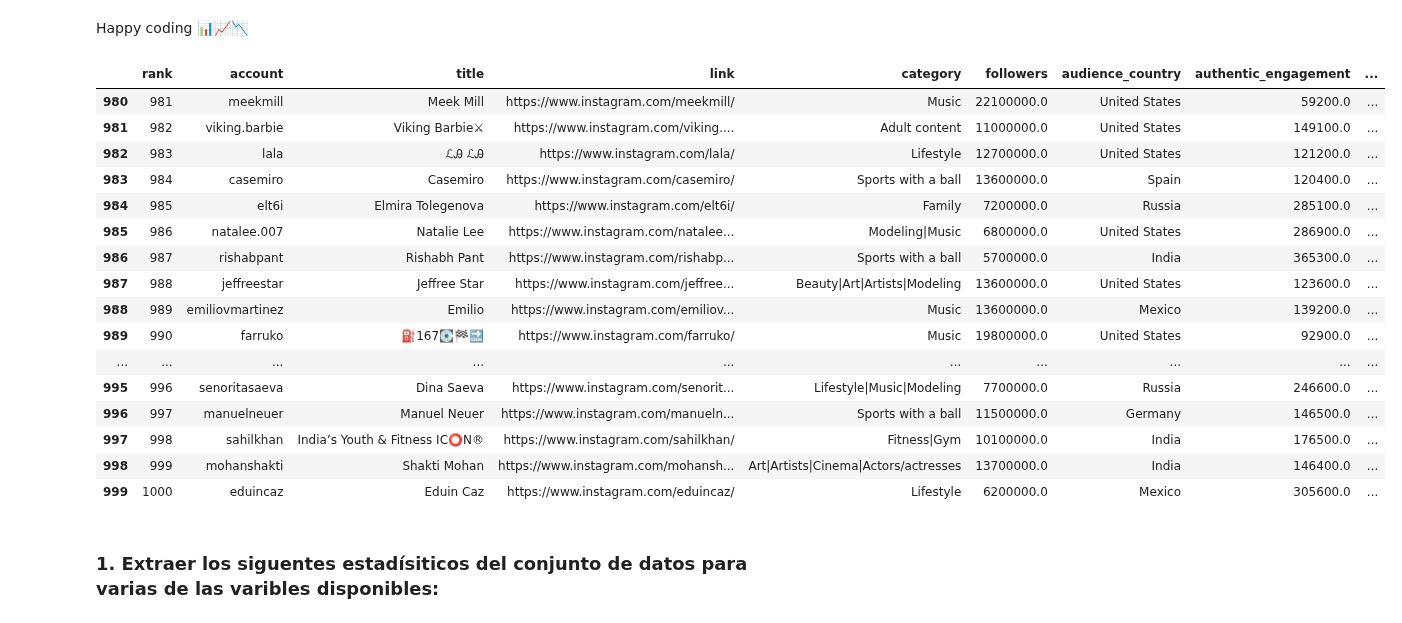
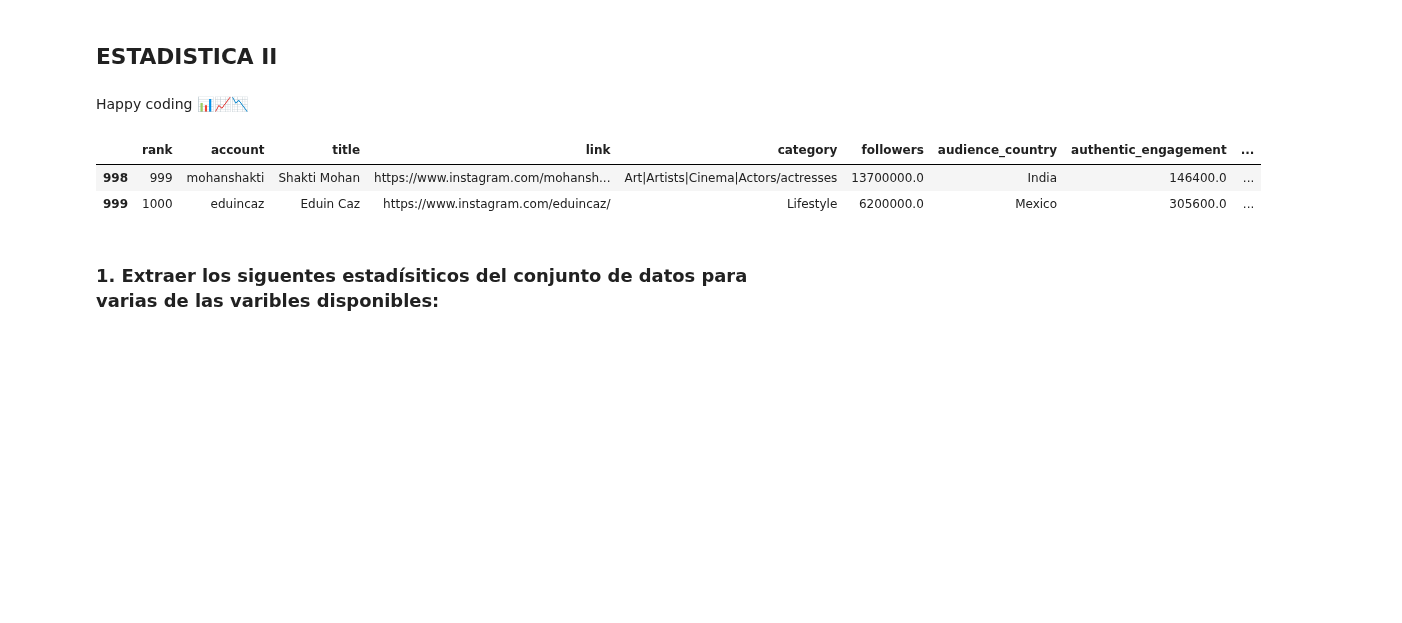
Before and after one commit to Adalab/DA_PromoC_Modulo2_Sprint1_Ana-Anahi, a Jupyter notebook: Estadistica/pp-Estadistica-II.ipynb, the cells around one changed output. Drawn from its saved outputs; the diff is of its cells as text; code cells hidden in the pictures; blank space fills up the shorter version.

```diff
--- a/Estadistica/pp-Estadistica-II.ipynb
+++ b/Estadistica/pp-Estadistica-II.ipynb
@@ -1,3 +1,5 @@
+# %% [markdown]
+## ESTADISTICA II
 # %% [markdown]
 Happy coding 📊📈📉
 # %%
@@ -8,23 +10,9 @@ import pandas as pd
 import matplotlib.pyplot as plt
 # %%
 df=pd.read_csv('instagram_global_top_1000.csv')
-df.tail(20)
+df.tail(2)
 # %% [output]
 |  | rank | account | title | link | category | followers | audience_country | authentic_engagement | ... |
-| 980 | 981 | meekmill | Meek Mill | https://www.instagram.com/meekmill/ | Music | 22100000.0 | United States | 59200.0 | ... |
-| 981 | 982 | viking.barbie | Viking Barbie⚔ | https://www.instagram.com/viking.... | Adult content | 11000000.0 | United States | 149100.0 | ... |
-| 982 | 983 | lala | ℒᎯ ℒᎯ | https://www.instagram.com/lala/ | Lifestyle | 12700000.0 | United States | 121200.0 | ... |
-| 983 | 984 | casemiro | Casemiro | https://www.instagram.com/casemiro/ | Sports with a ball | 13600000.0 | Spain | 120400.0 | ... |
-| 984 | 985 | elt6i | Elmira Tolegenova | https://www.instagram.com/elt6i/ | Family | 7200000.0 | Russia | 285100.0 | ... |
-| 985 | 986 | natalee.007 | Natalie Lee | https://www.instagram.com/natalee... | Modeling|Music | 6800000.0 | United States | 286900.0 | ... |
-| 986 | 987 | rishabpant | Rishabh Pant | https://www.instagram.com/rishabp... | Sports with a ball | 5700000.0 | India | 365300.0 | ... |
-| 987 | 988 | jeffreestar | Jeffree Star | https://www.instagram.com/jeffree... | Beauty|Art|Artists|Modeling | 13600000.0 | United States | 123600.0 | ... |
-| 988 | 989 | emiliovmartinez | Emilio | https://www.instagram.com/emiliov... | Music | 13600000.0 | Mexico | 139200.0 | ... |
-| 989 | 990 | farruko | ⛽️167💽🏁🔜 | https://www.instagram.com/farruko/ | Music | 19800000.0 | United States | 92900.0 | ... |
-| ... | ... | ... | ... | ... | ... | ... | ... | ... | ... |
-| 995 | 996 | senoritasaeva | Dina Saeva | https://www.instagram.com/senorit... | Lifestyle|Music|Modeling | 7700000.0 | Russia | 246600.0 | ... |
-| 996 | 997 | manuelneuer | Manuel Neuer | https://www.instagram.com/manueln... | Sports with a ball | 11500000.0 | Germany | 146500.0 | ... |
-| 997 | 998 | sahilkhan | India’s Youth & Fitness IC⭕️N® | https://www.instagram.com/sahilkhan/ | Fitness|Gym | 10100000.0 | India | 176500.0 | ... |
 | 998 | 999 | mohanshakti | Shakti Mohan | https://www.instagram.com/mohansh... | Art|Artists|Cinema|Actors/actresses | 13700000.0 | India | 146400.0 | ... |
 | 999 | 1000 | eduincaz | Eduin Caz | https://www.instagram.com/eduincaz/ | Lifestyle | 6200000.0 | Mexico | 305600.0 | ... |
 # %% [markdown]
```
Also changed, not shown: parts of 60 cells of this notebook.
